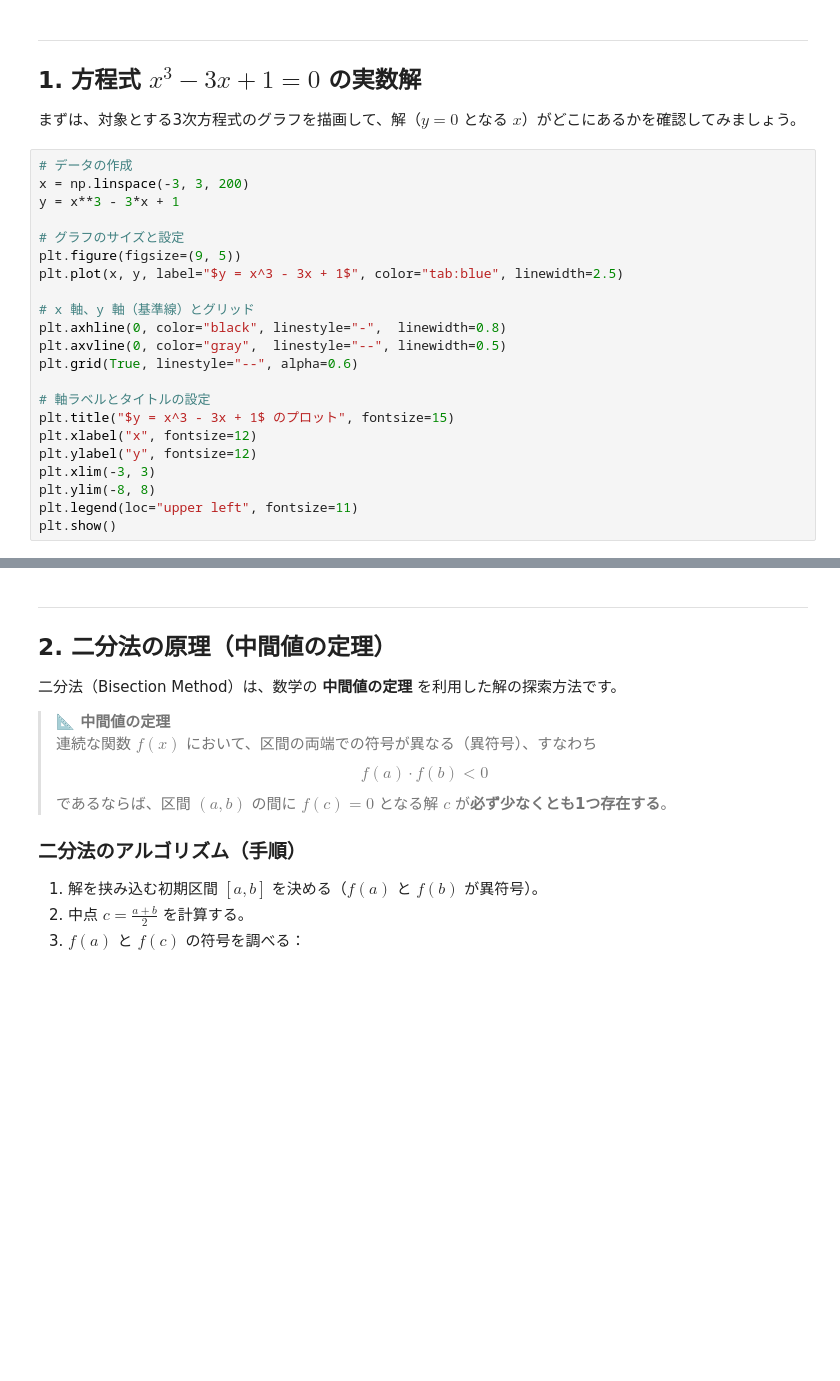
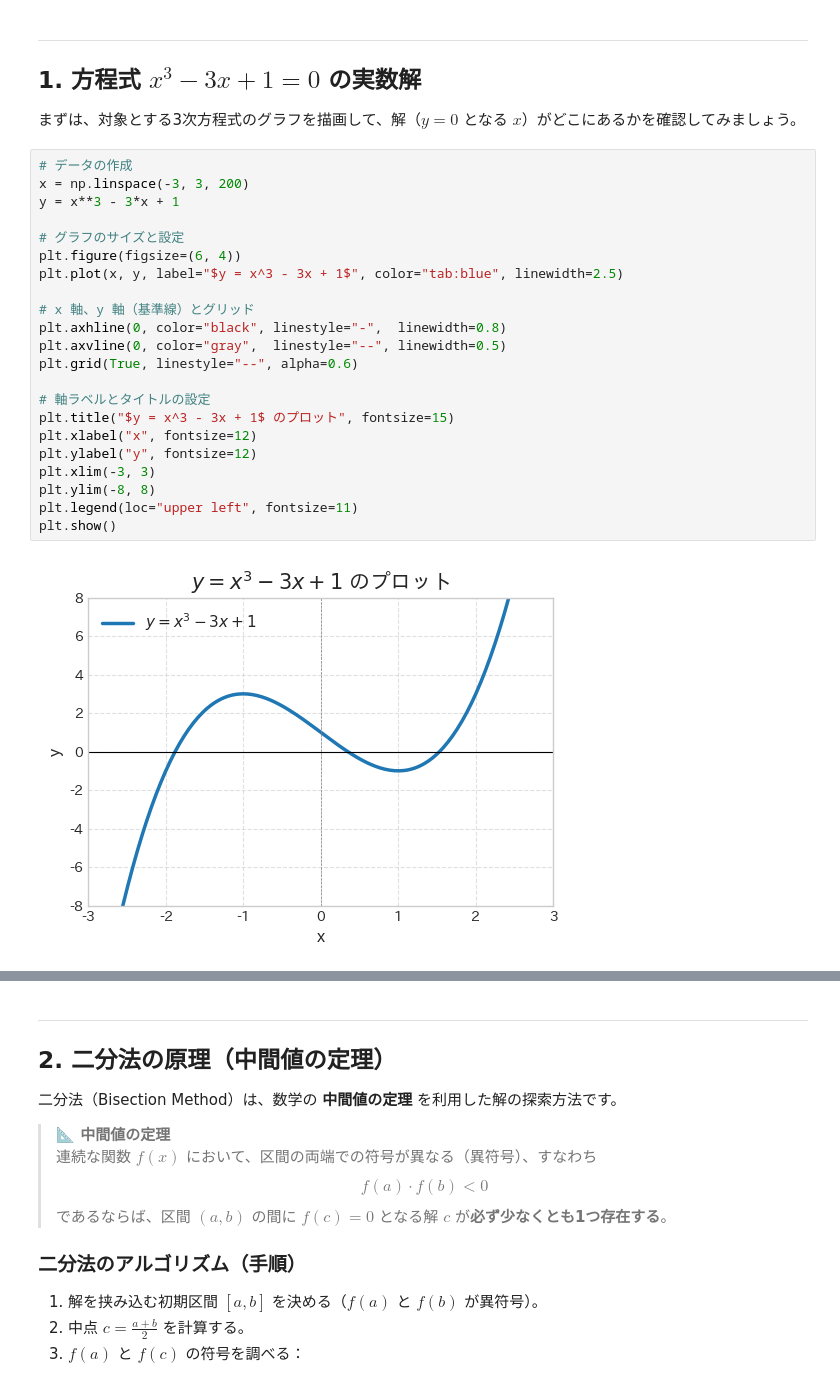
Before and after one commit to kita-toshihiro/algoII, a Jupyter notebook: algoII-02.ipynb, the cells around one changed output, grey strips where cells are left out. Cells and saved outputs as stored; diff of their text form; blank space fills up the shorter version.

```diff
--- a/algoII-02.ipynb
+++ b/algoII-02.ipynb
@@ -38,24 +38,26 @@ plt.rcParams['axes.unicode_minus'] = False # マイナス記号の文字化け
 # %%
 # データの作成
 x = np.linspace(-3, 3, 200)
 y = x**3 - 3*x + 1
 
 # グラフのサイズと設定
-plt.figure(figsize=(9, 5))
+plt.figure(figsize=(6, 4))
 plt.plot(x, y, label="$y = x^3 - 3x + 1$", color="tab:blue", linewidth=2.5)
 
 # x 軸、y 軸（基準線）とグリッド
 plt.axhline(0, color="black", linestyle="-",  linewidth=0.8)
 plt.axvline(0, color="gray",  linestyle="--", linewidth=0.5)
 plt.grid(True, linestyle="--", alpha=0.6)
 
 # 軸ラベルとタイトルの設定
 plt.title("$y = x^3 - 3x + 1$ のプロット", fontsize=15)
 plt.xlabel("x", fontsize=12)
 plt.ylabel("y", fontsize=12)
 plt.xlim(-3, 3)
 plt.ylim(-8, 8)
 plt.legend(loc="upper left", fontsize=11)
 plt.show()
+# %% [output]
+[figure, added]
 # %% [markdown]
 グラフを見ると、$x$ 軸（$y=0$）と交わる点が **3箇所** あることが分かります：
```
Also changed, not shown: parts of 3 cells of this notebook.
